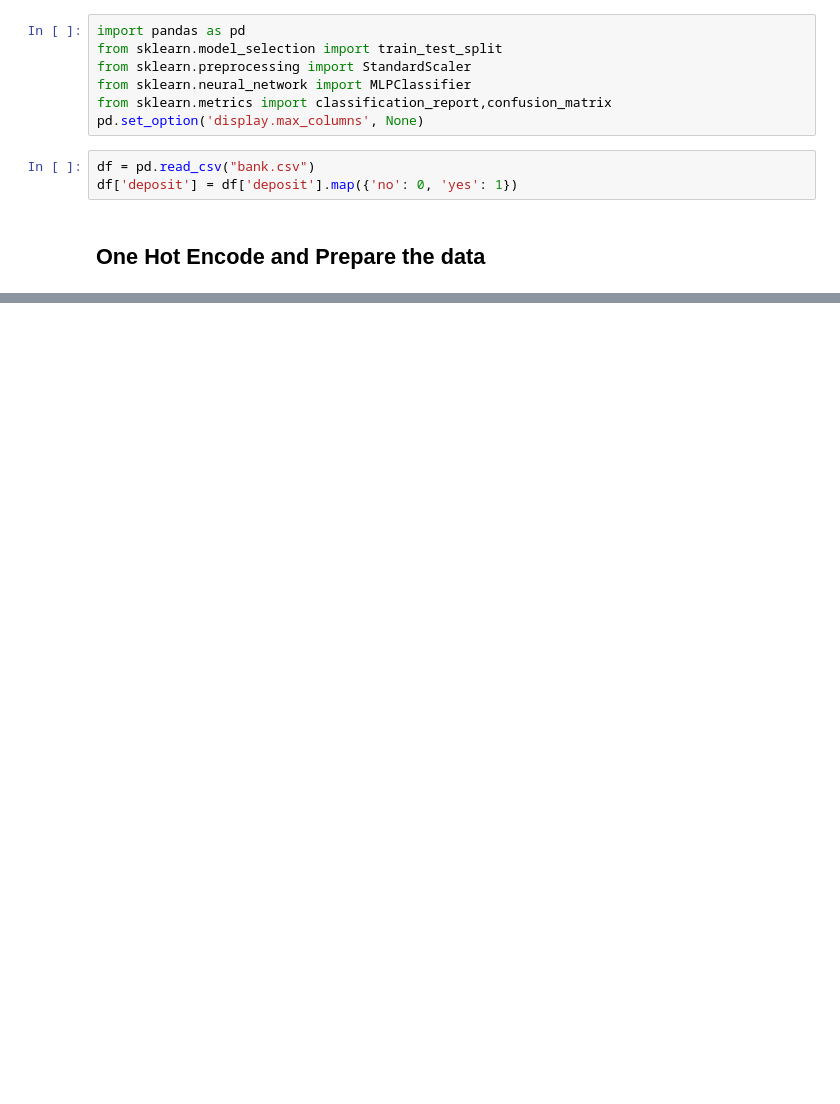
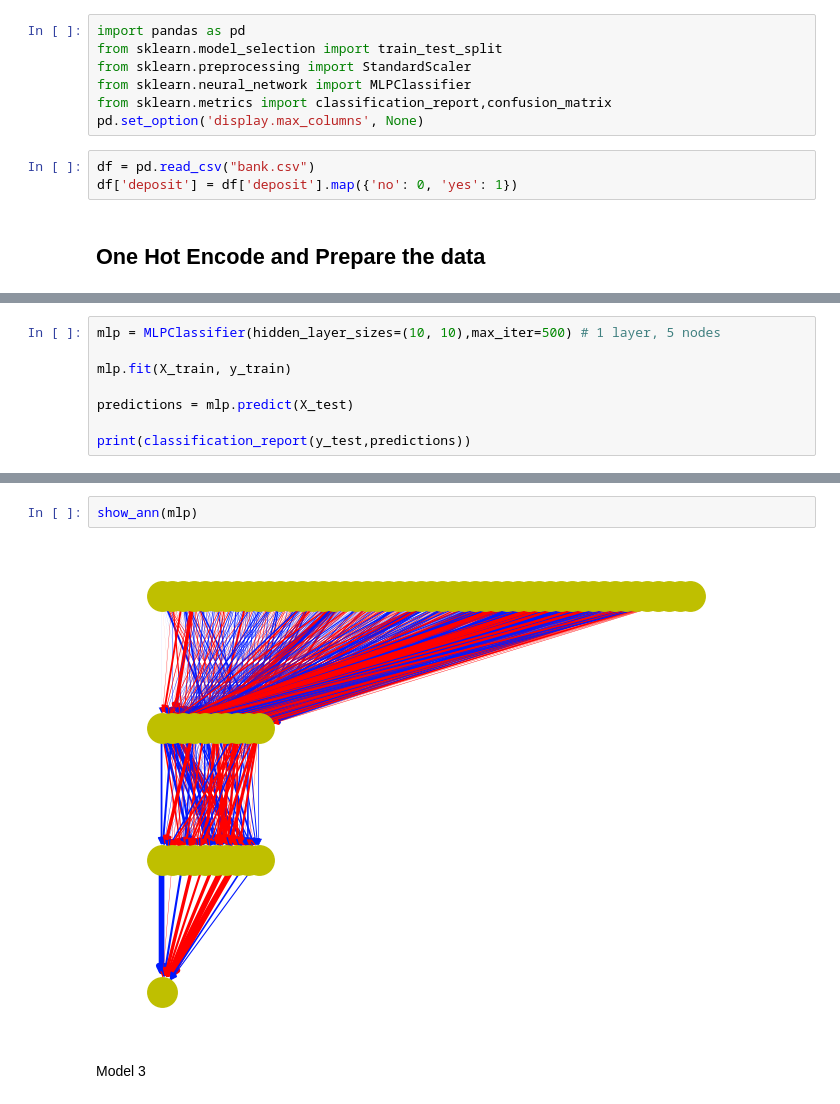
Before and after one commit to Samuel8Gold/cs5830_project8, a Jupyter notebook: project8.ipynb, the cells around one changed output, grey strips where cells are left out. Cells and saved outputs as stored; diff of their text form; blank space fills up the shorter version.

```diff
--- a/project8.ipynb
+++ b/project8.ipynb
@@ -153,0 +161,8 @@ show_ann(mlp)
+# %%
+mlp = MLPClassifier(hidden_layer_sizes=(10, 10),max_iter=500) # 1 layer, 5 nodes
+
+mlp.fit(X_train, y_train)
+
+predictions = mlp.predict(X_test)
+
+print(classification_report(y_test,predictions))
@@ -153,0 +202,6 @@ show_ann(mlp)
+# %%
+show_ann(mlp)
+# %% [output]
+[figure, added]
+# %% [markdown]
+Model 3
```
Also changed, not shown: parts of 12 cells of this notebook.
